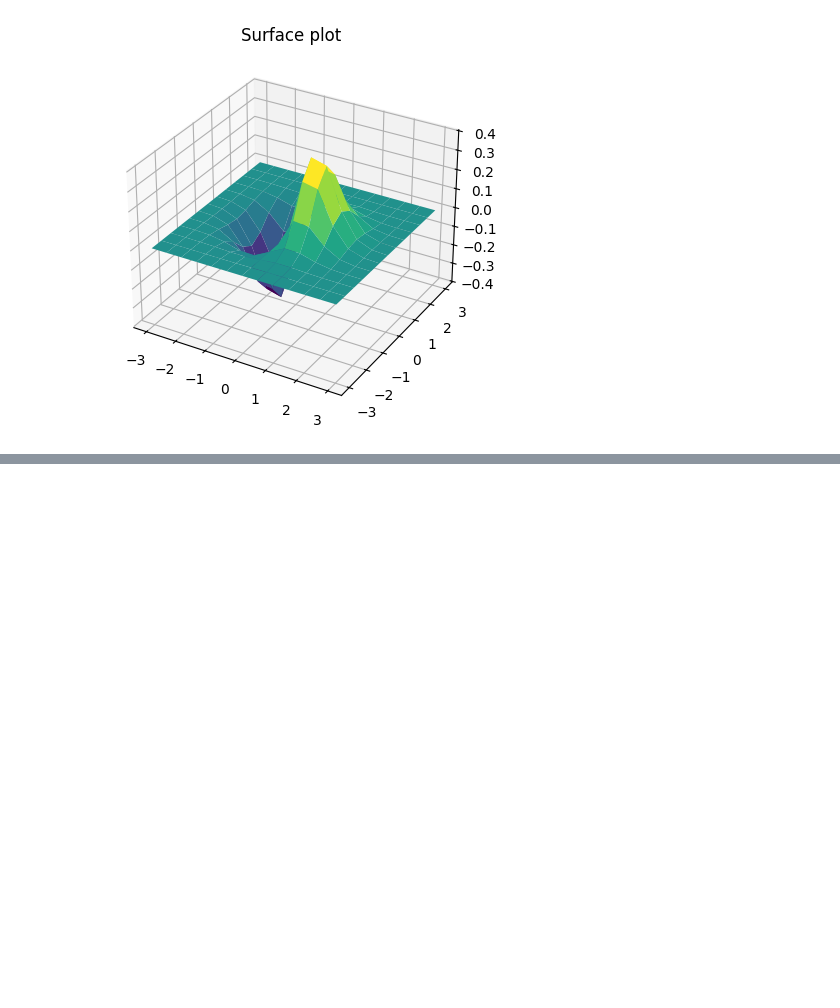
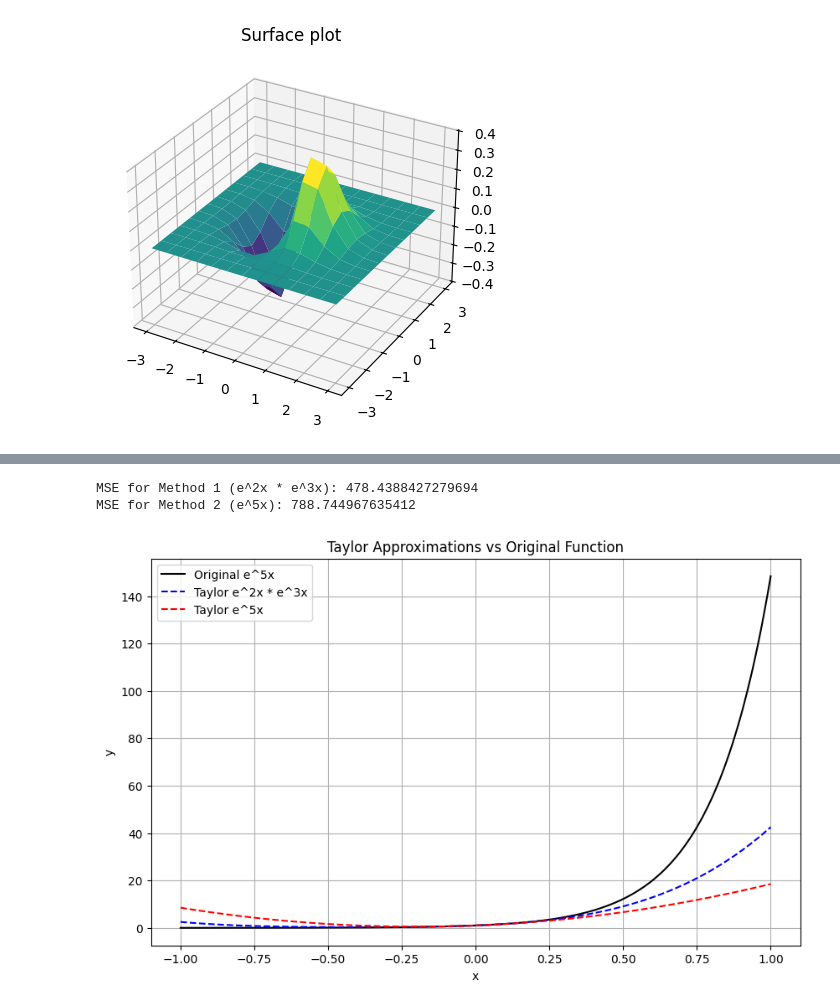
Before and after one commit to TheSheDevil13/Language-Practice-Lab, a Jupyter notebook: Python/numericals.ipynb, the cells around one changed output, grey strips where cells are left out. Cells and saved outputs as stored; diff of their text form; code cells hidden in the pictures; blank space fills up the shorter version.

```diff
--- a/Python/numericals.ipynb
+++ b/Python/numericals.ipynb
@@ -142,0 +198,48 @@ FileNotFoundError: [Errno 2] No such file or directory: 'Lenna_(test_image).png'
+# %%
+x = np.arange(-1, 1.01, 0.01)
+
+# Original functions
+e_2x = np.exp(2 * x)
+e_3x = np.exp(3 * x)
+e_5x = np.exp(5 * x)
+
+def taylor_exp_2x(x):
+    return 1 + 2*x + (2**2 * x**2) / 2
+
+def taylor_exp_3x(x):
+    return 1 + 3*x + (3**2 * x**2) / 2
+
+def taylor_exp_5x(x):
+    return 1 + 5*x + (5**2 * x**2) / 2
+
+# Taylor approximations
+taylor_2x = taylor_exp_2x(x)
+taylor_3x = taylor_exp_3x(x)
+taylor_5x = taylor_exp_5x(x)
+
+# Method 1: Multiply Taylor approximations of e^2x and e^3x
+taylor_2x_3x = taylor_2x * taylor_3x
+
+# Method 2: Taylor approximation of e^5x
+taylor_5x_direct = taylor_5x
+
+mse_method_1 = np.mean((e_5x - taylor_2x_3x)**2)
+mse_method_2 = np.mean((e_5x - taylor_5x_direct)**2)
+
+print(f"MSE for Method 1 (e^2x * e^3x): {mse_method_1}")
+print(f"MSE for Method 2 (e^5x): {mse_method_2}")
+
+plt.figure(figsize=(10, 6))
+plt.plot(x, e_5x, label='Original e^5x', color='black')
+plt.plot(x, taylor_2x_3x, label='Taylor e^2x * e^3x', linestyle='--', color='blue')
+plt.plot(x, taylor_5x_direct, label='Taylor e^5x', linestyle='--', color='red')
+plt.legend()
+plt.title('Taylor Approximations vs Original Function')
+plt.xlabel('x')
+plt.ylabel('y')
+plt.grid(True)
+plt.show()
+# %% [output]
+MSE for Method 1 (e^2x * e^3x): 478.4388427279694
+MSE for Method 2 (e^5x): 788.744967635412
+[figure, added]
```
Also changed, not shown: parts of 2 cells of this notebook, 2 other files.
